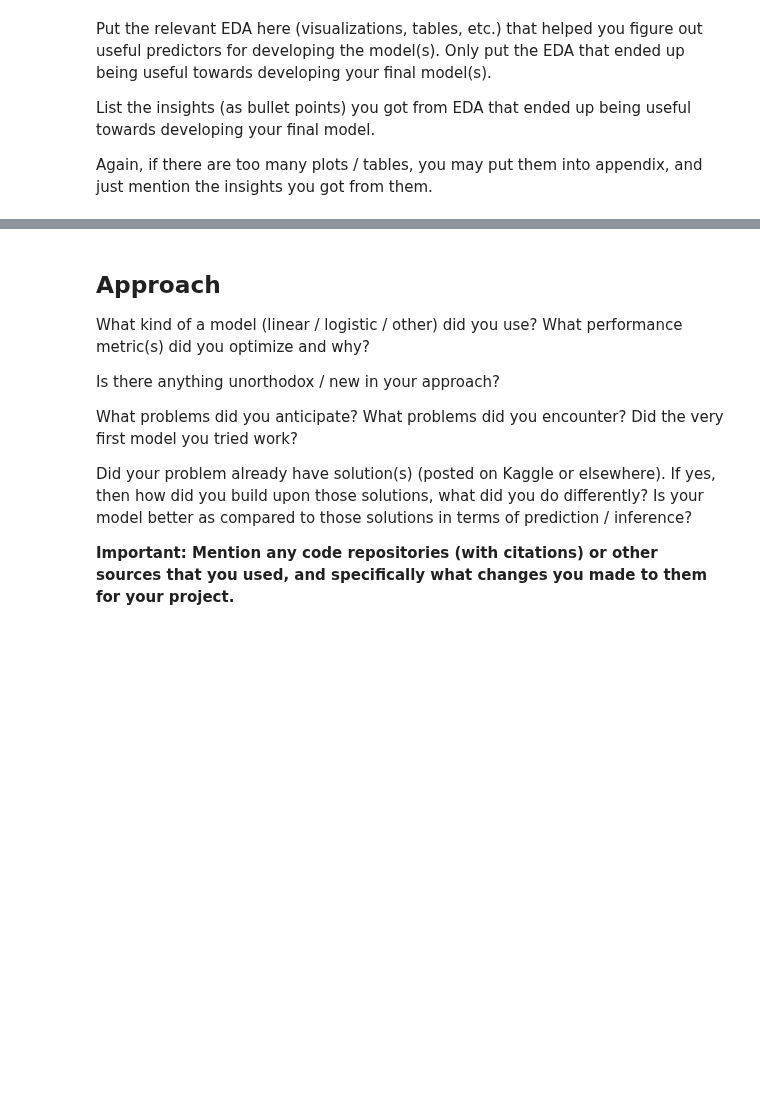
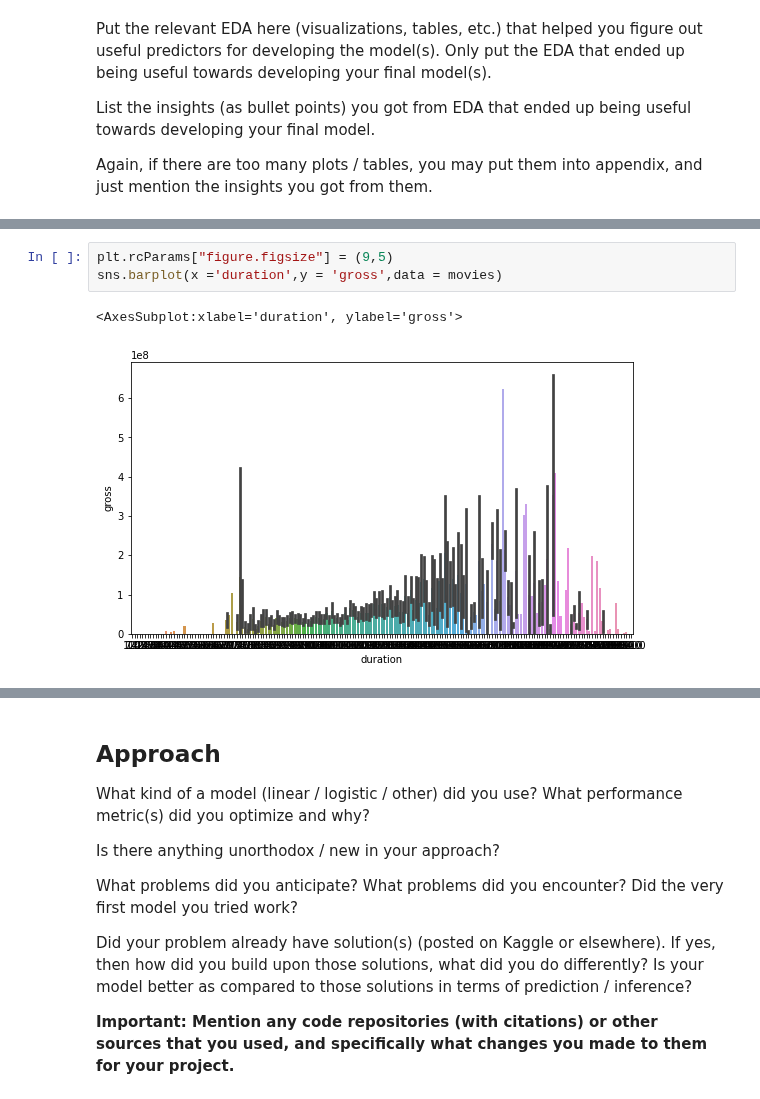
Before and after one commit to kennyeon/Too-Pullz-Project, a Jupyter notebook: Project Report Template.ipynb, the cells around one changed output, grey strips where cells are left out. Drawn from its saved outputs; the diff is of its cells as text; blank space fills up the shorter version.

```diff
--- a/Project Report Template.ipynb
+++ b/Project Report Template.ipynb
@@ -84,0 +107,6 @@ Again, if there are too many plots / tables, you may put them into appendix, and
+# %%
+plt.rcParams["figure.figsize"] = (9,5)
+sns.barplot(x ='duration',y = 'gross',data = movies)
+# %% [output]
+<AxesSubplot:xlabel='duration', ylabel='gross'>
+[figure, added]
```
Also changed, not shown: parts of 7 cells of this notebook, 1 other file.
